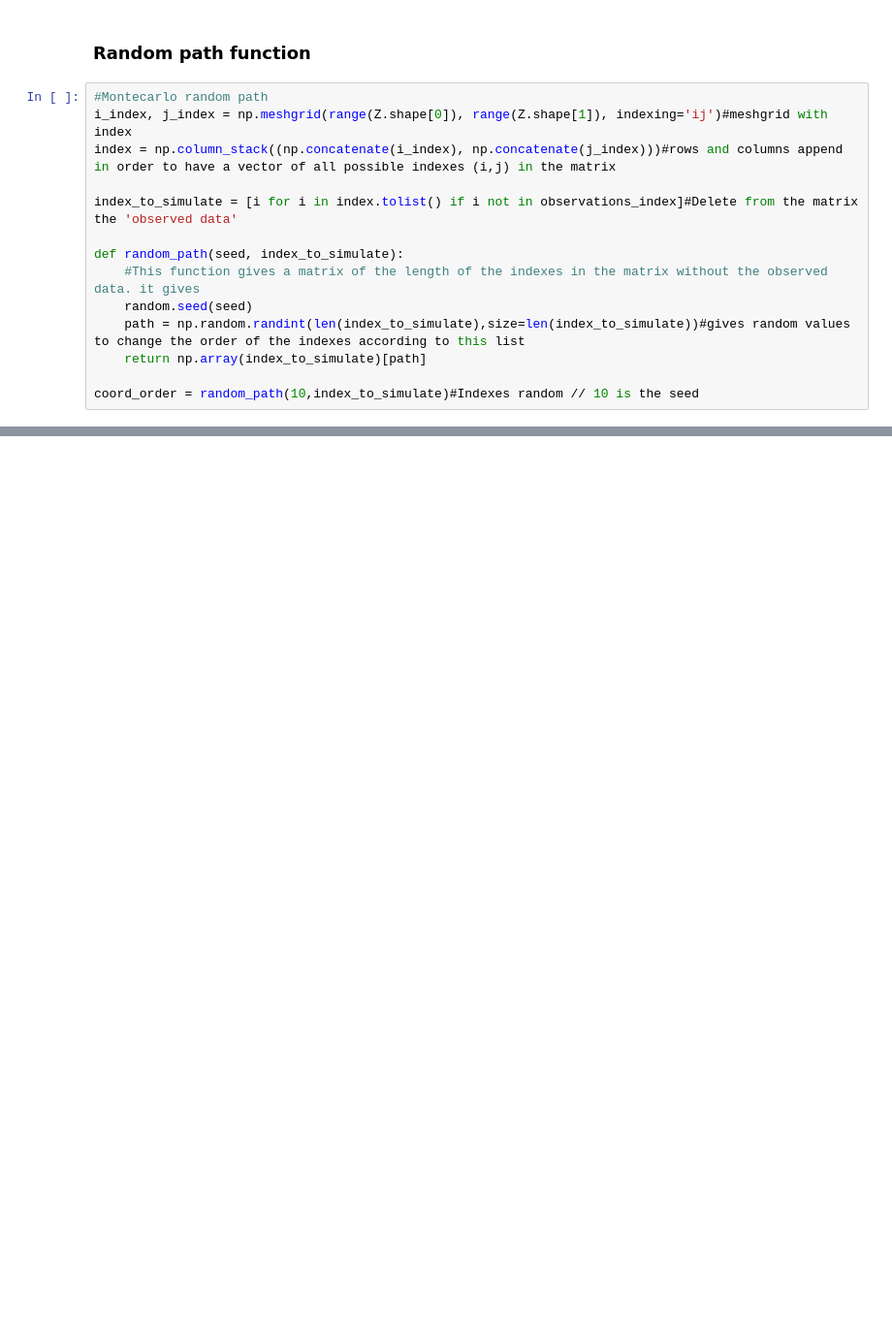
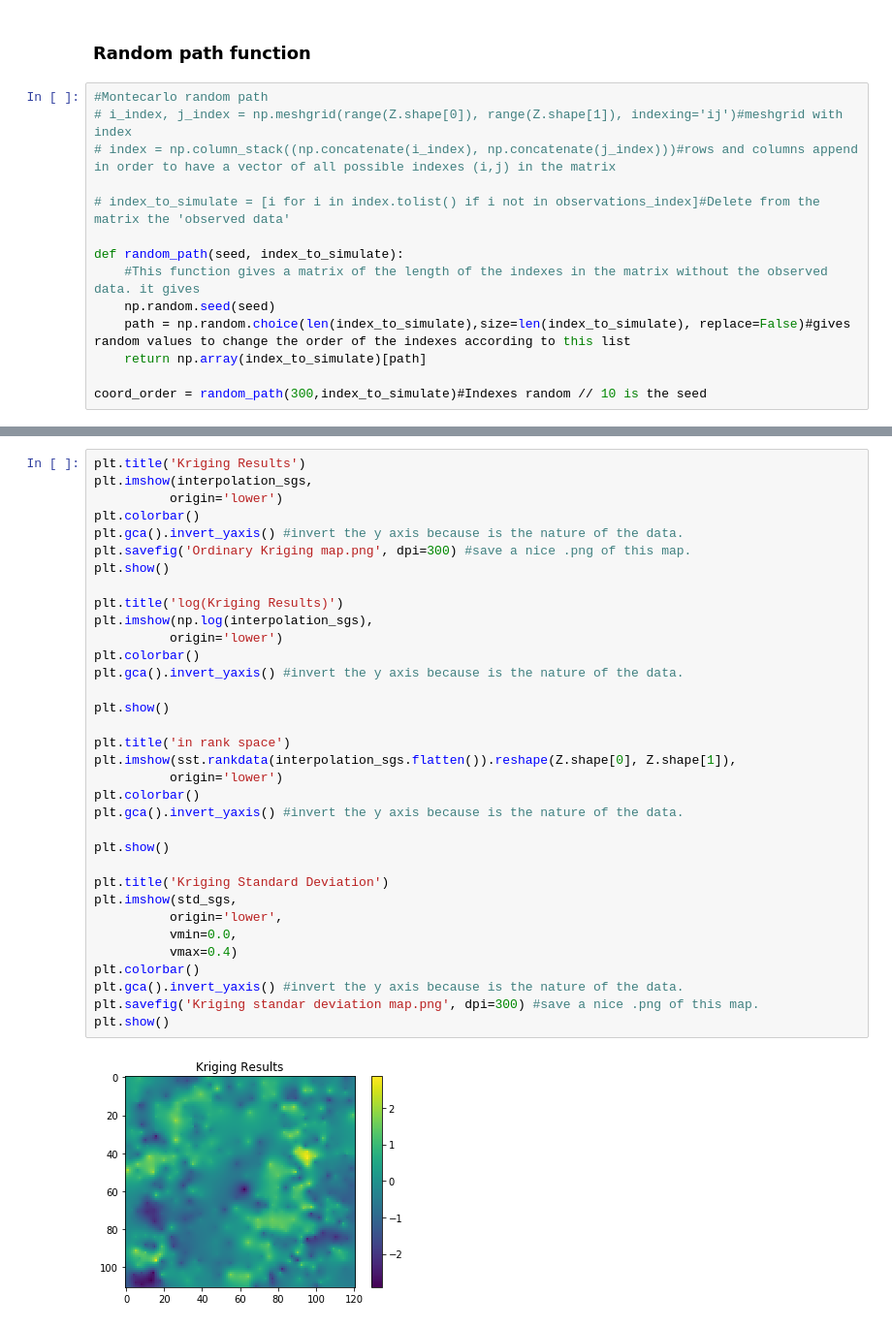
Before and after one commit to sazuluagaz/Geostatistics_Project, a Jupyter notebook: SGS_code_Jimmy_external_data.ipynb, the cells around one changed output, grey strips where cells are left out. Shown at 97% size. Cells and saved outputs as stored; diff of their text form; blank space fills up the shorter version.

```diff
--- a/SGS_code_Jimmy_external_data.ipynb
+++ b/SGS_code_Jimmy_external_data.ipynb
@@ -502,15 +549,15 @@ plt.show()
 ### Random path function
 # %%
 #Montecarlo random path
-i_index, j_index = np.meshgrid(range(Z.shape[0]), range(Z.shape[1]), indexing='ij')#meshgrid with index
-index = np.column_stack((np.concatenate(i_index), np.concatenate(j_index)))#rows and columns append in order to have a vector of all possible indexes (i,j) in the matrix
+# i_index, j_index = np.meshgrid(range(Z.shape[0]), range(Z.shape[1]), indexing='ij')#meshgrid with index
+# index = np.column_stack((np.concatenate(i_index), np.concatenate(j_index)))#rows and columns append in order to have a vector of all possible indexes (i,j) in the matrix
 
-index_to_simulate = [i for i in index.tolist() if i not in observations_index]#Delete from the matrix the 'observed data'
+# index_to_simulate = [i for i in index.tolist() if i not in observations_index]#Delete from the matrix the 'observed data'
 
 def random_path(seed, index_to_simulate):
     #This function gives a matrix of the length of the indexes in the matrix without the observed data. it gives
-    random.seed(seed)
-    path = np.random.randint(len(index_to_simulate),size=len(index_to_simulate))#gives random values to change the order of the indexes according to this list
+    np.random.seed(seed)
+    path = np.random.choice(len(index_to_simulate),size=len(index_to_simulate), replace=False)#gives random values to change the order of the indexes according to this list
     return np.array(index_to_simulate)[path]
 
-coord_order = random_path(10,index_to_simulate)#Indexes random // 10 is the seed
+coord_order = random_path(300,index_to_simulate)#Indexes random // 10 is the seed
@@ -516,0 +613,36 @@ coord_order = random_path(10,index_to_simulate)#Indexes random // 10 is the seed
+# %%
+plt.title('Kriging Results')
+plt.imshow(interpolation_sgs,
+          origin='lower')
+plt.colorbar()
+plt.gca().invert_yaxis() #invert the y axis because is the nature of the data.
+plt.savefig('Ordinary Kriging map.png', dpi=300) #save a nice .png of this map.
+plt.show()
+
+plt.title('log(Kriging Results)')
+plt.imshow(np.log(interpolation_sgs),
+          origin='lower')
+plt.colorbar()
+plt.gca().invert_yaxis() #invert the y axis because is the nature of the data.
+
+plt.show()
+
+plt.title('in rank space')
+plt.imshow(sst.rankdata(interpolation_sgs.flatten()).reshape(Z.shape[0], Z.shape[1]),
+          origin='lower')
+plt.colorbar()
+plt.gca().invert_yaxis() #invert the y axis because is the nature of the data.
+
+plt.show()
+
+plt.title('Kriging Standard Deviation')
+plt.imshow(std_sgs,
+          origin='lower',
+          vmin=0.0,
+          vmax=0.4)
+plt.colorbar()
+plt.gca().invert_yaxis() #invert the y axis because is the nature of the data.
+plt.savefig('Kriging standar deviation map.png', dpi=300) #save a nice .png of this map.
+plt.show()
+# %% [output]
+[figure, added]
```
Also changed, not shown: parts of 24 cells of this notebook.
